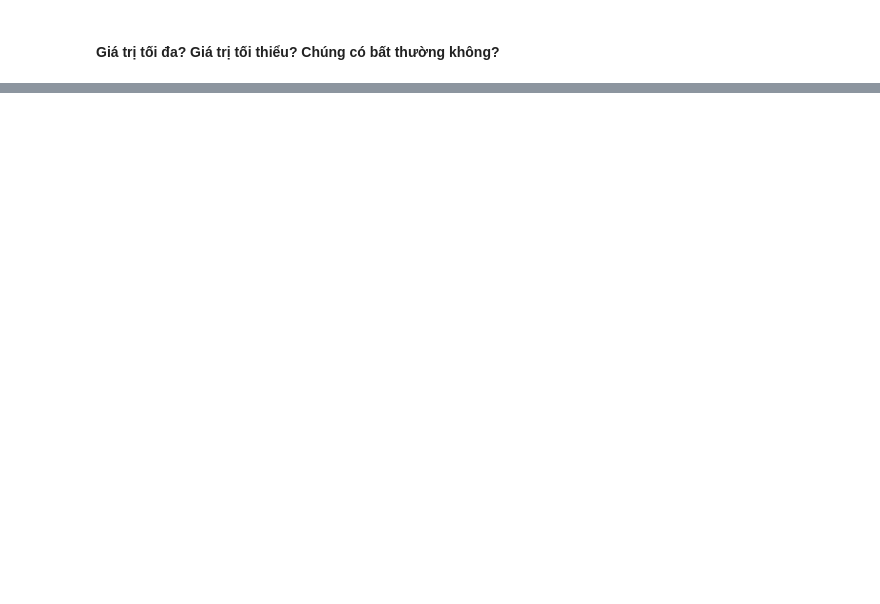
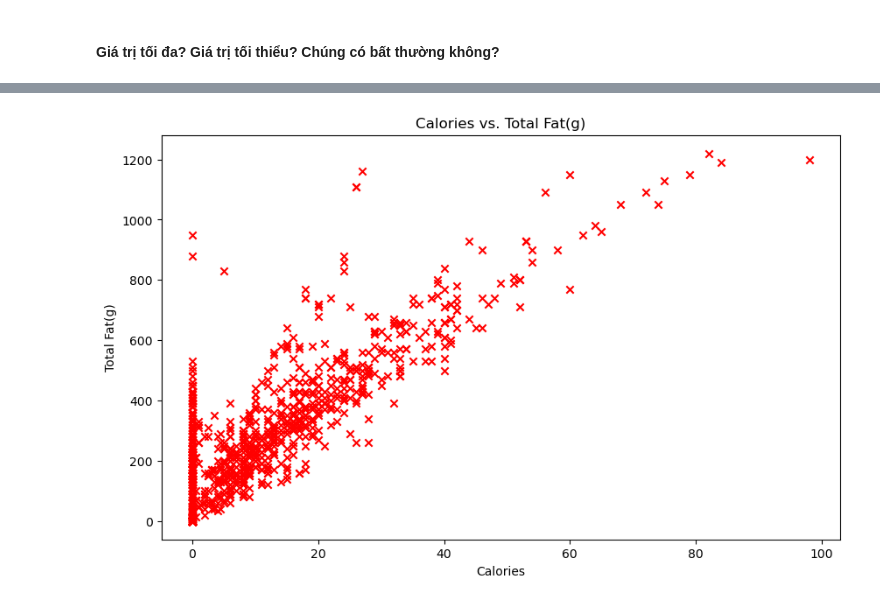
Before and after one commit to pnn03/LTKHDL, a Jupyter notebook: Source.ipynb, the cells around one changed output, grey strips where cells are left out. Drawn from its saved outputs; the diff is of its cells as text; code cells hidden in the pictures; blank space fills up the shorter version.

```diff
--- a/Source.ipynb
+++ b/Source.ipynb
@@ -126,0 +471,10 @@ fastfood_df = fastfood_df.drop_duplicates()
+# %%
+# scatter plot of calories vs. fat
+plt.figure(figsize=(10, 6))
+plt.scatter(fastfood_df['Total Fat(g)'], fastfood_df['Calories'], marker='x', color='red')
+plt.xlabel('Calories')
+plt.ylabel('Total Fat(g)')
+plt.title('Calories vs. Total Fat(g)')
+plt.show()
+# %% [output]
+[figure, added]
```
Also changed, not shown: parts of 51 cells of this notebook.
